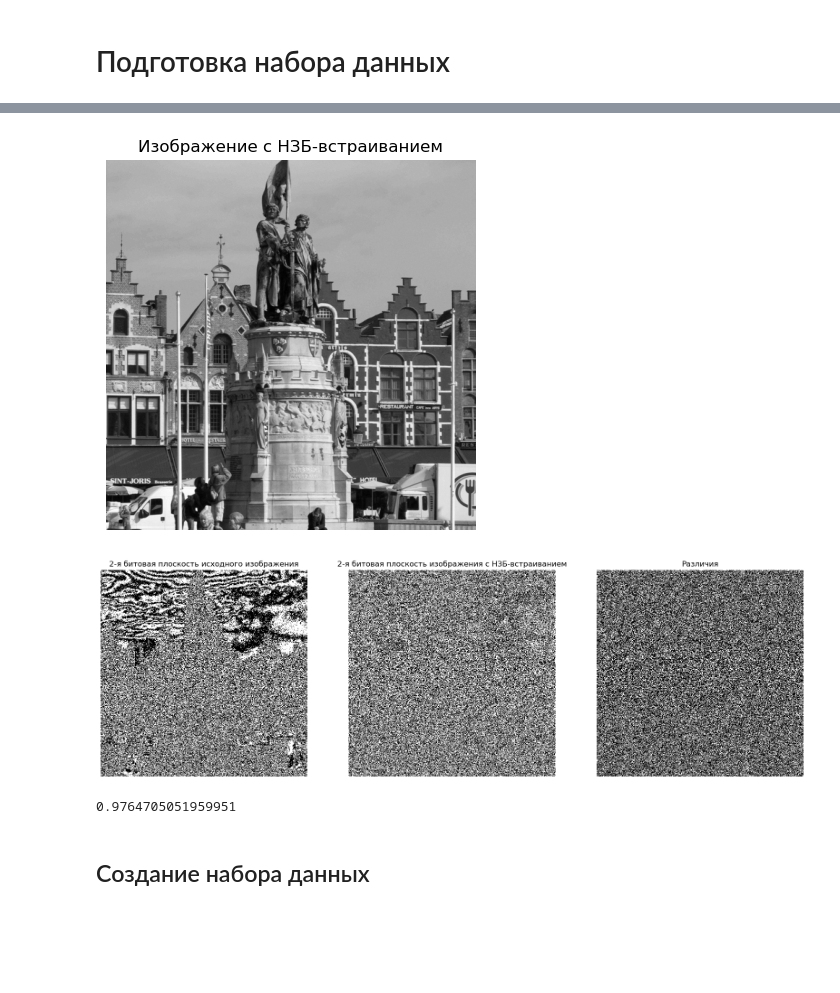
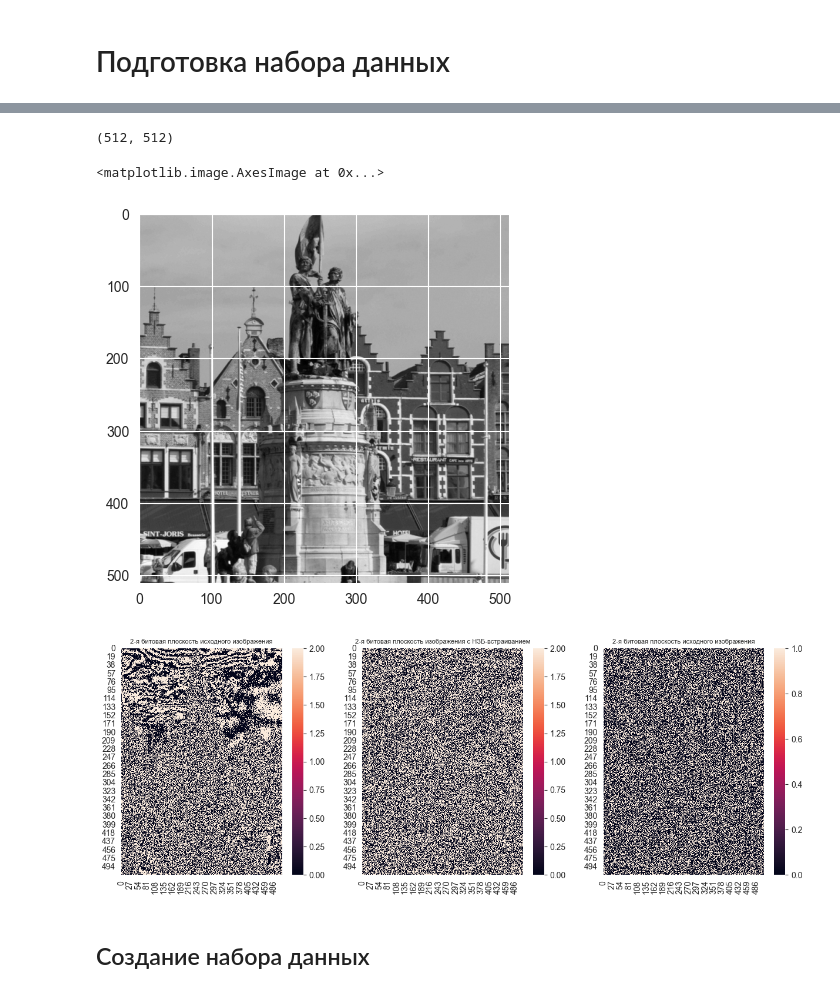
Before and after one commit to neekeetoz/ml-for-sec-lab2, a Jupyter notebook: create_dataset.ipynb, the cells around one changed output, grey strips where cells are left out. Drawn from its saved outputs; the diff is of its cells as text; code cells hidden in the pictures; blank space fills up the shorter version.

```diff
--- a/create_dataset.ipynb
+++ b/create_dataset.ipynb
@@ -283,0 +54,22 @@ Wall time: 1.42 s
+# %%
+image.shape
+# %% [output]
+(512, 512)
+# %%
+def generate_payload(N1, N2, q):
+    Nb = int(N1 * N2 * q)
+    return np.random.randint(0, 1 + 1, size=(Nb,), dtype=np.uint8)
+# %%
+def lsb_replacement(image_, bit_num, position_pairs, payload):
+    image = image_.copy()
+    for i, payload_bit in enumerate(payload):
+        x, y = position_pairs[i]
+        image[x, y] &= (255 ^ (1 << (bit_num - 1)))
+        image[x, y] += payload_bit << (bit_num - 1)
+    return image
+# %%
+def get_pseudorandom_coord_list(image_shape):
+    np.random.seed(RANDOM_STATE)
+    x_shape, y_shape = image_shape
+    coordinate_pairs = np.stack(np.meshgrid(np.arange(x_shape), np.arange(y_shape)), axis=-1).reshape(-1, 2)
+    return np.random.permutation(coordinate_pairs)
@@ -284,4 +78,7 @@ Wall time: 1.42 s
+# %%
+noised_image = lsb_replacement(image, BINARY_NUM, get_pseudorandom_coord_list(image.shape), generate_payload(*image.shape, q = 0.8))
 # %%
-plot_grayscale_image(lsb_image, "Изображение с НЗБ-встраиванием")
+plt.imshow(noised_image, cmap='gray')  # Изображение с НЗБ-встраиванием
 # %% [output]
+<matplotlib.image.AxesImage at 0x...>
-[figure, old version]
+[figure, new version]
@@ -292,20 +90,20 @@ differences = binary_plane_image != binary_plane_lsb_image
 # %%
-plt.figure(figsize=(20,20))
+plt.figure(figsize=(15, 5))
 
 plt.subplot(1, 3, 1)
-plot_grayscale_image(binary_plane_image, f"{BINARY_NUM}-я битовая плоскость исходного изображения")
+sns.heatmap(get_binary_plane(image, BINARY_NUM))
+plt.title(f"{BINARY_NUM}-я битовая плоскость исходного изображения", fontsize=8)
 
 plt.subplot(1, 3, 2)
-plot_grayscale_image(binary_plane_lsb_image, f"{BINARY_NUM}-я битовая плоскость изображения с НЗБ-встраиванием")
+sns.heatmap(get_binary_plane(noised_image, BINARY_NUM))
+plt.title(f"{BINARY_NUM}-я битовая плоскость изображения с НЗБ-встраиванием", fontsize=8)
 
 plt.subplot(1, 3, 3)
-plot_grayscale_image(differences, "Различия")
+sns.heatmap(image != noised_image)
+plt.title(f"{BINARY_NUM}-я битовая плоскость исходного изображения", fontsize=8)
+
+plt.show()
 # %% [output]
-[figure, old version]
+[figure, new version]
-# %%
-# Вектор признаков при помощи AUMP
-aump(lsb_image, m=PIXEL_SIZE, d=POLYNOMIAL_DEGREE)
-# %% [output]
-0.9764705051959951
 # %% [markdown]
 ## Создание набора данных
```
Also changed, not shown: parts of 30 cells of this notebook.
